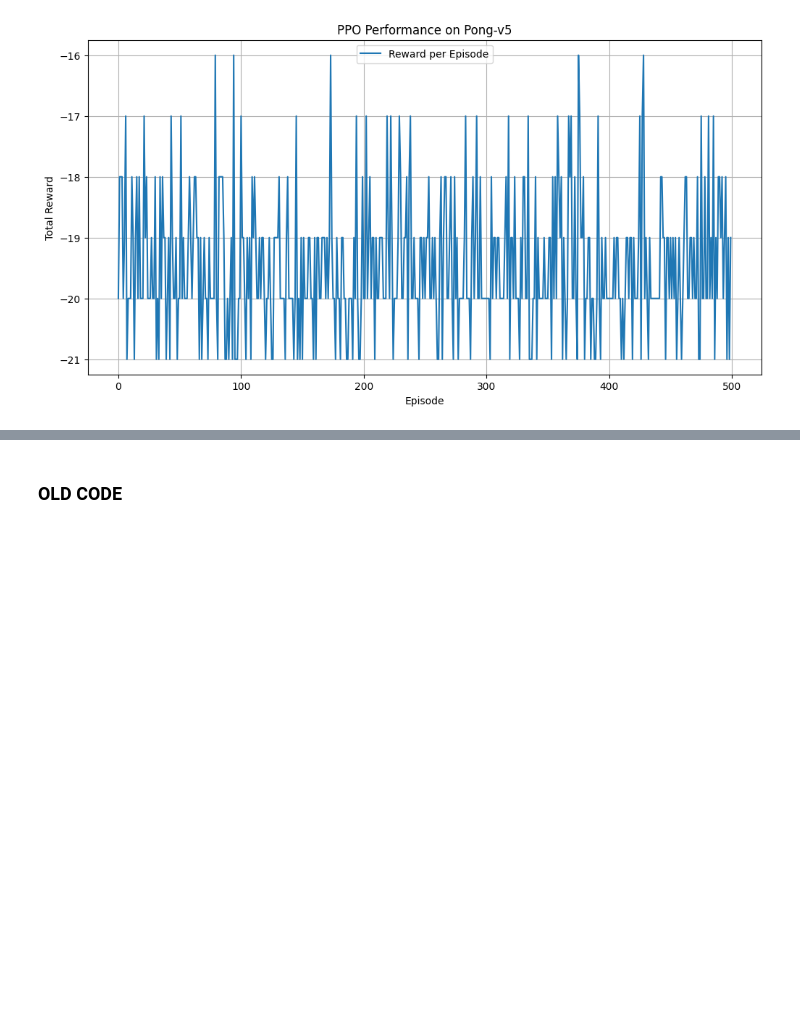
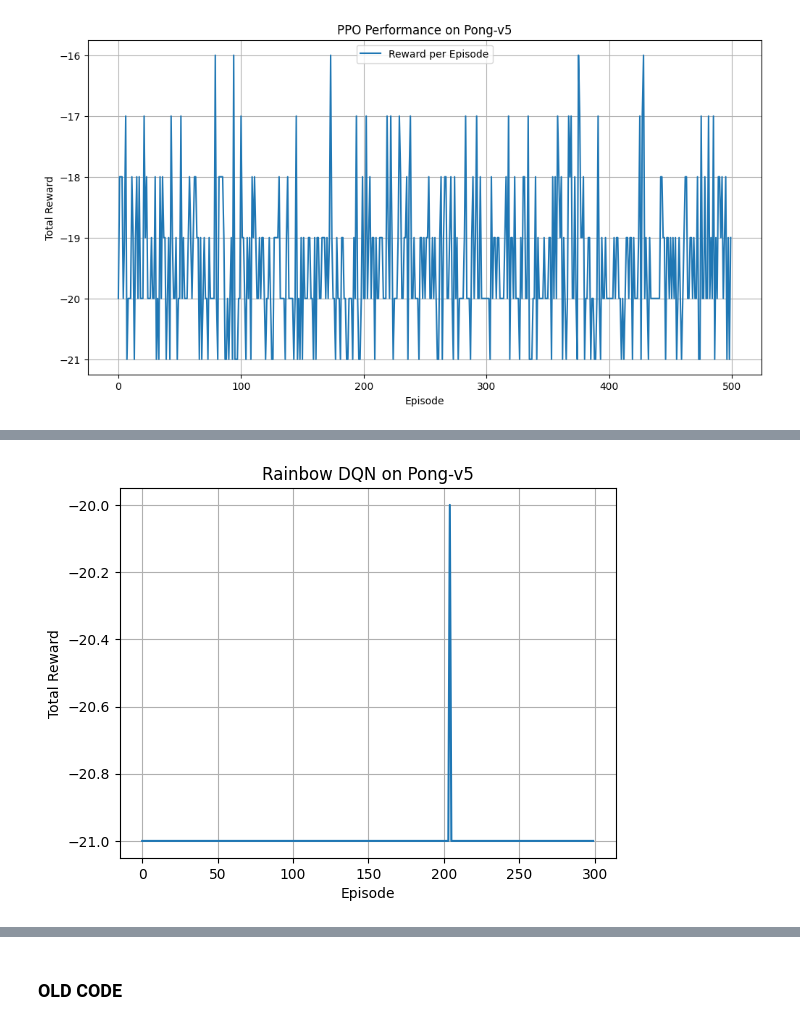
Before and after one commit to MGN19/Reinforcement-learning, a Jupyter notebook: outro.ipynb, the cells around one changed output, grey strips where cells are left out. Drawn from its saved outputs; the diff is of its cells as text; code cells hidden in the pictures; blank space fills up the shorter version.

```diff
--- a/outro.ipynb
+++ b/outro.ipynb
@@ -289,3 +265,8 @@ plt.legend()
 plt.show()
 # %% [output]
 [figure]
+# %%
+from sb3_contrib import QRDQN
+
+model_qrdqn = QRDQN("CnnPolicy", env, verbose=1)
+model_qrdqn.learn(total_timesteps=30_000)
@@ -291,0 +296,24 @@ plt.show()
+# %%
+episode_rewards_qrdqn = []
+
+for _ in range(300):
+    obs, _ = env.reset()
+    done = False
+    total_reward = 0
+
+    while not done:
+        action, _ = model_qrdqn.predict(obs, deterministic=True)
+        obs, reward, done, truncated, _ = env.step(action)
+        done = done or truncated
+        total_reward += reward
+
+    episode_rewards_qrdqn.append(total_reward)
+# %%
+plt.plot(episode_rewards_qrdqn)
+plt.xlabel("Episode")
+plt.ylabel("Total Reward")
+plt.title("Rainbow DQN on Pong-v5")
+plt.grid()
+plt.show()
+# %% [output]
+[figure, added]
```
Also changed, not shown: parts of 8 cells of this notebook, 1 other file.
